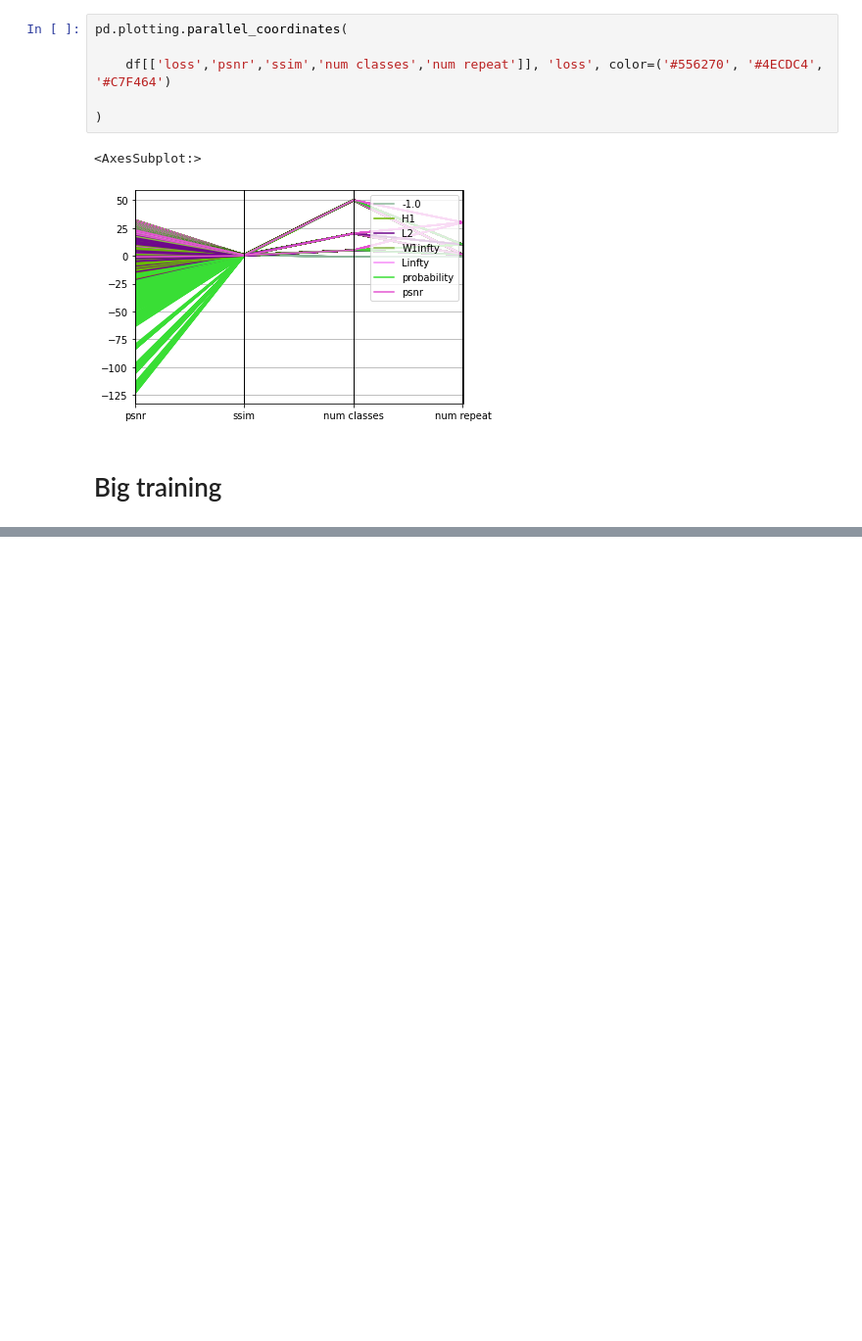
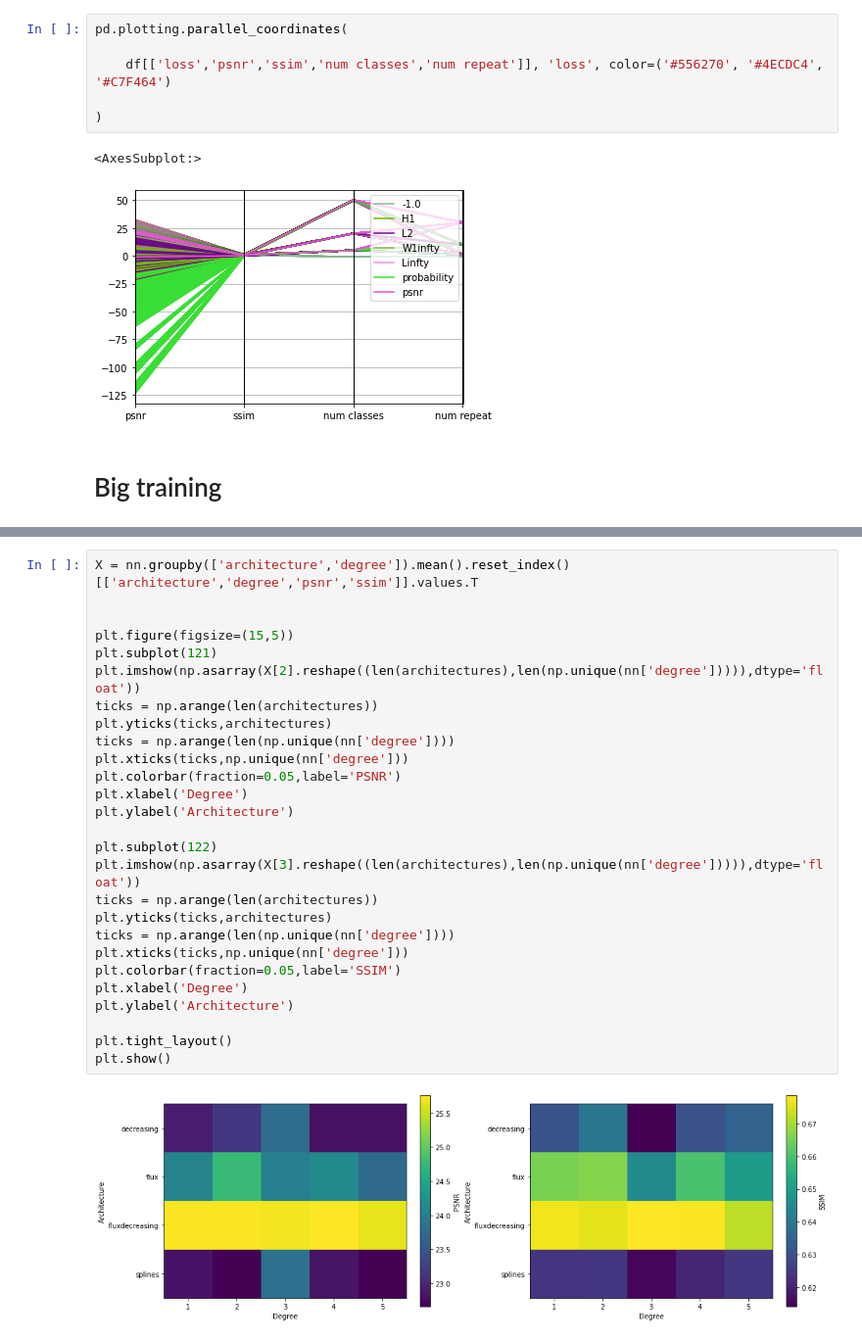
Before and after one commit to erjel/ortega_master_thesis, a Jupyter notebook: 7_apr/general/comparing.ipynb, the cells around one changed output, grey strips where cells are left out. Shown at 98% size. Saved outputs shown, nothing was run; the diff lists cells and outputs as text; blank space fills up the shorter version.

```diff
--- a/7_apr/general/comparing.ipynb
+++ b/7_apr/general/comparing.ipynb
@@ -558,0 +842,29 @@ for var in tqdm(np.arange(10,55,2.5)):
+# %%
+X = nn.groupby(['architecture','degree']).mean().reset_index()[['architecture','degree','psnr','ssim']].values.T
+
+
+plt.figure(figsize=(15,5))
+plt.subplot(121)
+plt.imshow(np.asarray(X[2].reshape((len(architectures),len(np.unique(nn['degree'])))),dtype='float'))
+ticks = np.arange(len(architectures))
+plt.yticks(ticks,architectures)
+ticks = np.arange(len(np.unique(nn['degree'])))
+plt.xticks(ticks,np.unique(nn['degree']))
+plt.colorbar(fraction=0.05,label='PSNR')
+plt.xlabel('Degree')
+plt.ylabel('Architecture')
+
+plt.subplot(122)
+plt.imshow(np.asarray(X[3].reshape((len(architectures),len(np.unique(nn['degree'])))),dtype='float'))
+ticks = np.arange(len(architectures))
+plt.yticks(ticks,architectures)
+ticks = np.arange(len(np.unique(nn['degree'])))
+plt.xticks(ticks,np.unique(nn['degree']))
+plt.colorbar(fraction=0.05,label='SSIM')
+plt.xlabel('Degree')
+plt.ylabel('Architecture')
+
+plt.tight_layout()
+plt.show()
+# %% [output]
+[figure, added]
```
Also changed, not shown: parts of 40 cells of this notebook, 29 other files.
